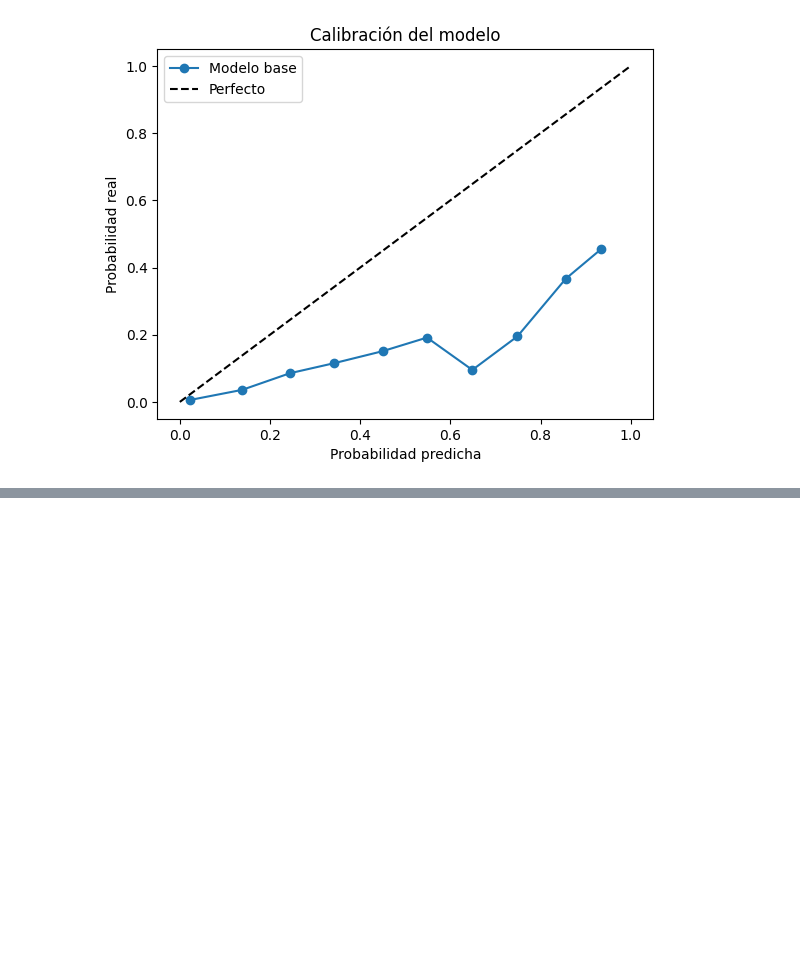
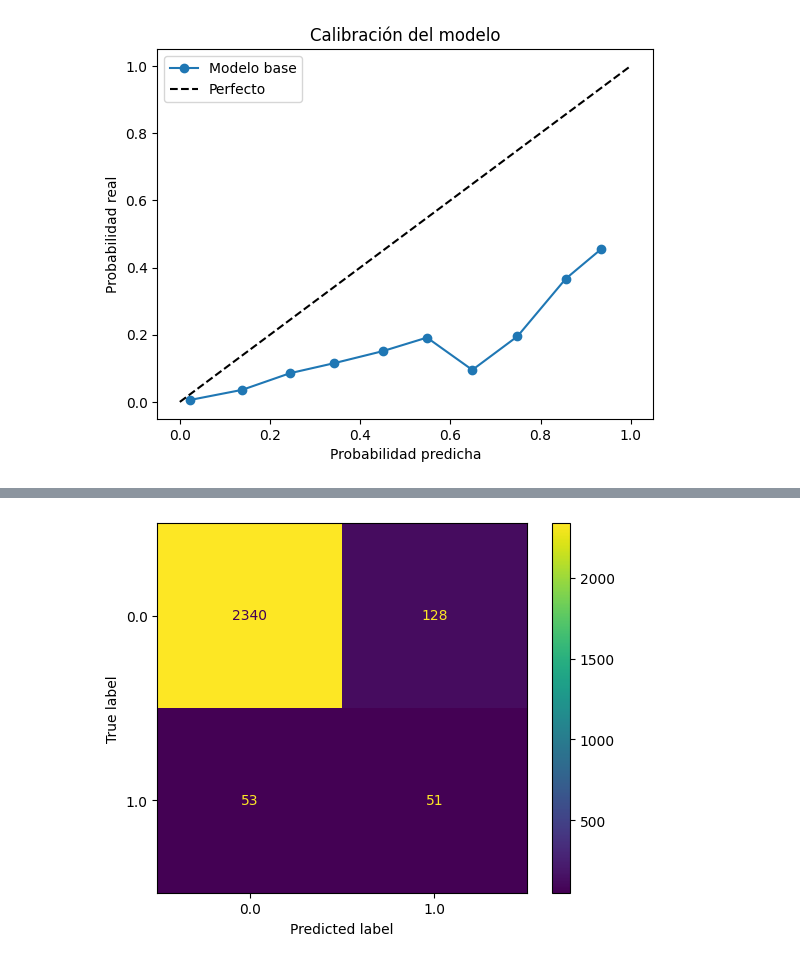
Before and after one commit to jhquiza/proyecto-riesgos, a Jupyter notebook: default/notebooks/estimador_PI.ipynb, the cells around one changed output, grey strips where cells are left out. Cells and saved outputs as stored; diff of their text form; code cells hidden in the pictures; blank space fills up the shorter version.

```diff
--- a/default/notebooks/estimador_PI.ipynb
+++ b/default/notebooks/estimador_PI.ipynb
@@ -437,0 +429,6 @@ plt.legend(loc='upper left', frameon=True)
+# %%
+# Modelo final con umbral de 0.40
+preds_final = (probs_cal >= 0.40).astype(int)
+
+print("=== EVALUACIÓN DEL MODELO FINAL ===")
+print(classification_report(y_test, preds_final))
@@ -437,0 +445,4 @@ plt.legend(loc='upper left', frameon=True)
+# %%
+ConfusionMatrixDisplay.from_predictions(y_test, preds_final);
+# %% [output]
+[figure, added]
```
Also changed, not shown: parts of 12 cells of this notebook.
